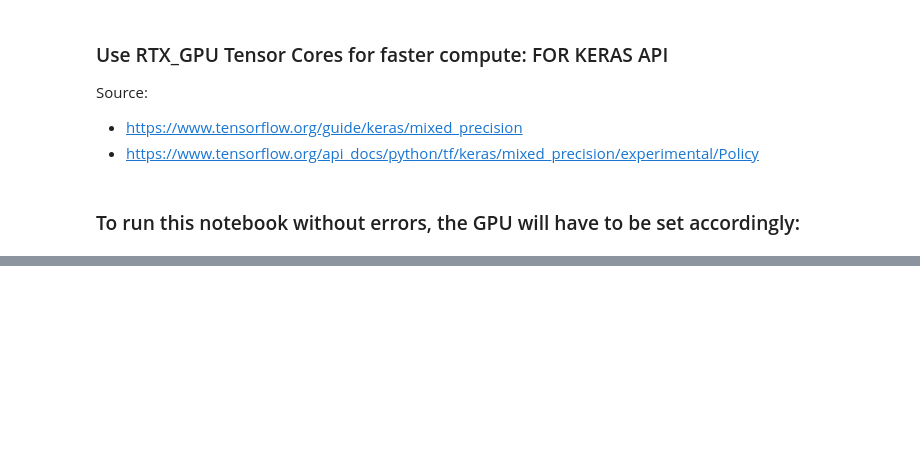
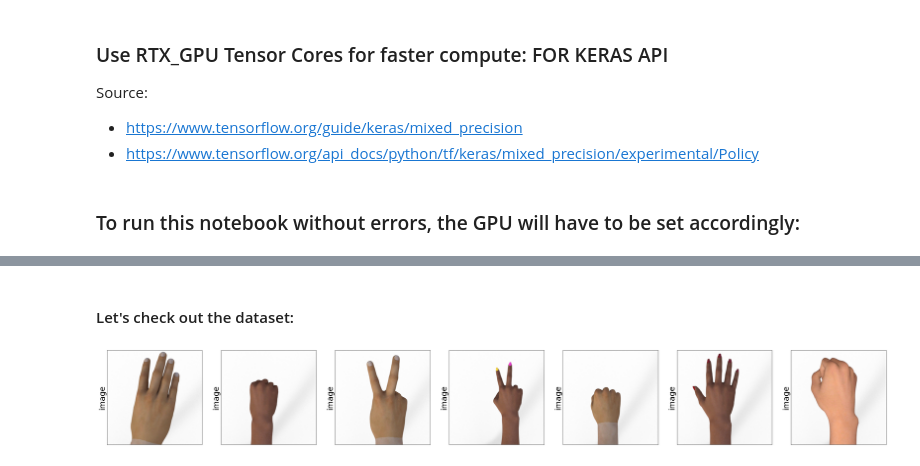
Before and after one commit to ylee9107/ComputerVisionTensorFlow2_myLearning, a Jupyter notebook: 6 - Enchancing and Segementing Images/Dealing with Images (Enhancing and Segmenting)_Notebook2.ipynb, the cells around one changed output, grey strips where cells are left out. Saved outputs shown, nothing was run; the diff lists cells and outputs as text; code cells hidden in the pictures; blank space fills up the shorter version.

```diff
--- a/6 - Enchancing and Segementing Images/Dealing with Images (Enhancing and Segmenting)_Notebook2.ipynb
+++ b/6 - Enchancing and Segementing Images/Dealing with Images (Enhancing and Segmenting)_Notebook2.ipynb
@@ -297,0 +342,6 @@ Image Ref -> https://heartbeat.fritz.ai/deep-learning-for-image-segmentation-u-n
+# %%
+# Load in the Dataset:
+hands_builder = tfds.builder("rock_paper_scissors")
+hands_builder.download_and_prepare()
+
+print(hands_builder.info)
@@ -297,0 +367,2 @@ Image Ref -> https://heartbeat.fritz.ai/deep-learning-for-image-segmentation-u-n
+# %% [markdown]
+#### Let's check out the dataset:
@@ -298 +372,17 @@ Image Ref -> https://heartbeat.fritz.ai/deep-learning-for-image-segmentation-u-n
+# %%
+# Number of Images to plot:
+nb_show = 7
+
+# hands_val_set = hands_builder.as_dataset(split=tfds.Split.TEST).batch(nb_show, drop_remainder=True)
+hands_val_set = hands_builder.as_dataset(split=tfds.Split.TEST).batch(nb_show)
+hands_val_set_iter = hands_val_set.skip(1).__iter__()
+batch = next(hands_val_set_iter)
+
+# Plot:
+fig = plot_images_inGrid(images = [batch['image'].numpy()],
+                         titles=['image'],
+                         transpose=True)
+fig.show()
+# %% [output]
+[figure, added]
 # %%
```
Also changed, not shown: parts of 14 cells of this notebook.
